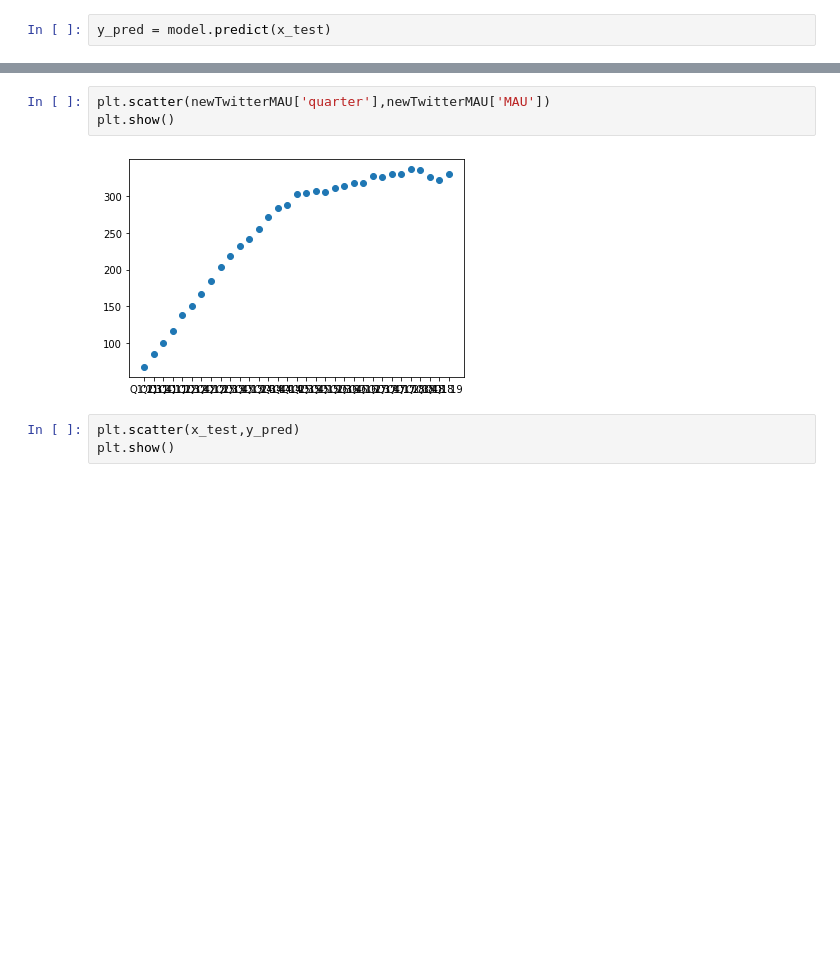
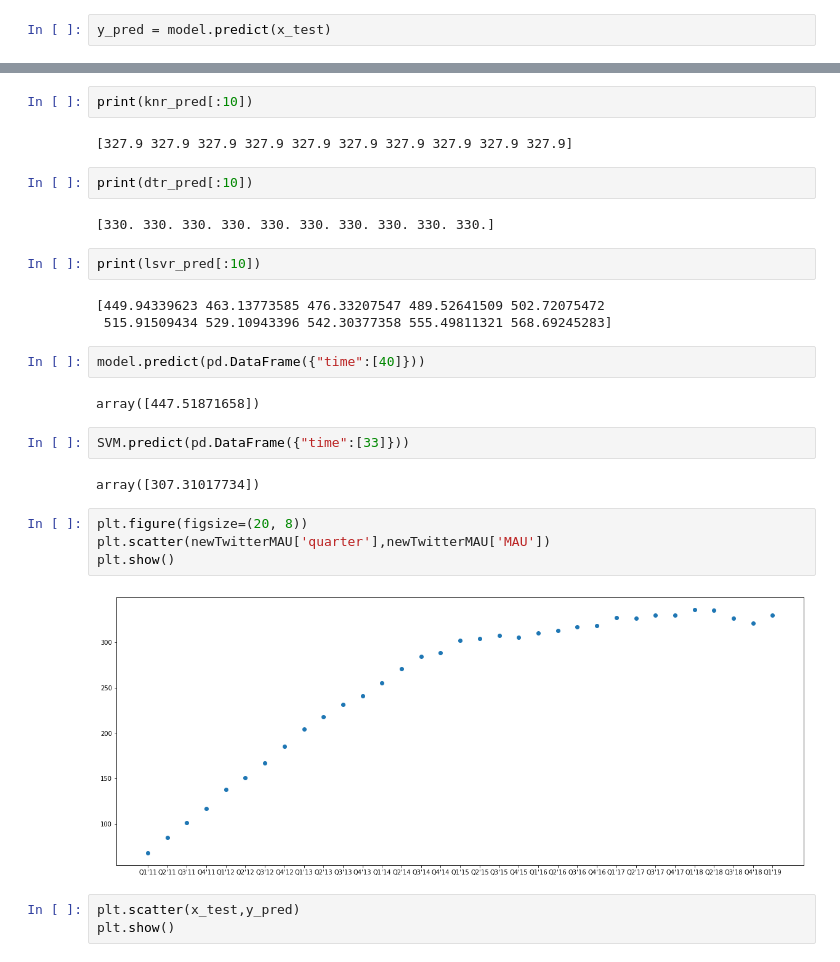
Before and after one commit to DhanushR24/A-study-On-Social-Media-Measurement-Using-Customer-Segmentation-Approach, a Jupyter notebook: visualize.ipynb, the cells around one changed output, grey strips where cells are left out. Saved outputs shown, nothing was run; the diff lists cells and outputs as text; blank space fills up the shorter version.

Commit message:
visualize data :chart_with_upwards_trend:

```diff
--- a/visualize.ipynb
+++ b/visualize.ipynb
@@ -136,8 +172,30 @@ print(y_pred[:10])
+# %%
+print(knr_pred[:10])
+# %% [output]
+[327.9 327.9 327.9 327.9 327.9 327.9 327.9 327.9 327.9 327.9]
+# %%
+print(dtr_pred[:10])
+# %% [output]
+[330. 330. 330. 330. 330. 330. 330. 330. 330. 330.]
+# %%
+print(lsvr_pred[:10])
+# %% [output]
+[449.94339623 463.13773585 476.33207547 489.52641509 502.72075472
+ 515.91509434 529.10943396 542.30377358 555.49811321 568.69245283]
+# %%
+model.predict(pd.DataFrame({"time":[40]}))
+# %% [output]
+array([447.51871658])
+# %%
+SVM.predict(pd.DataFrame({"time":[33]}))
+# %% [output]
+array([307.31017734])
 # %%
+plt.figure(figsize=(20, 8))
 plt.scatter(newTwitterMAU['quarter'],newTwitterMAU['MAU'])
 plt.show()
 # %% [output]
-[figure, old version]
+[figure, new version]
 # %%
 plt.scatter(x_test,y_pred)
 plt.show()
```
Also changed, not shown: parts of 34 cells of this notebook, 6 other files.
